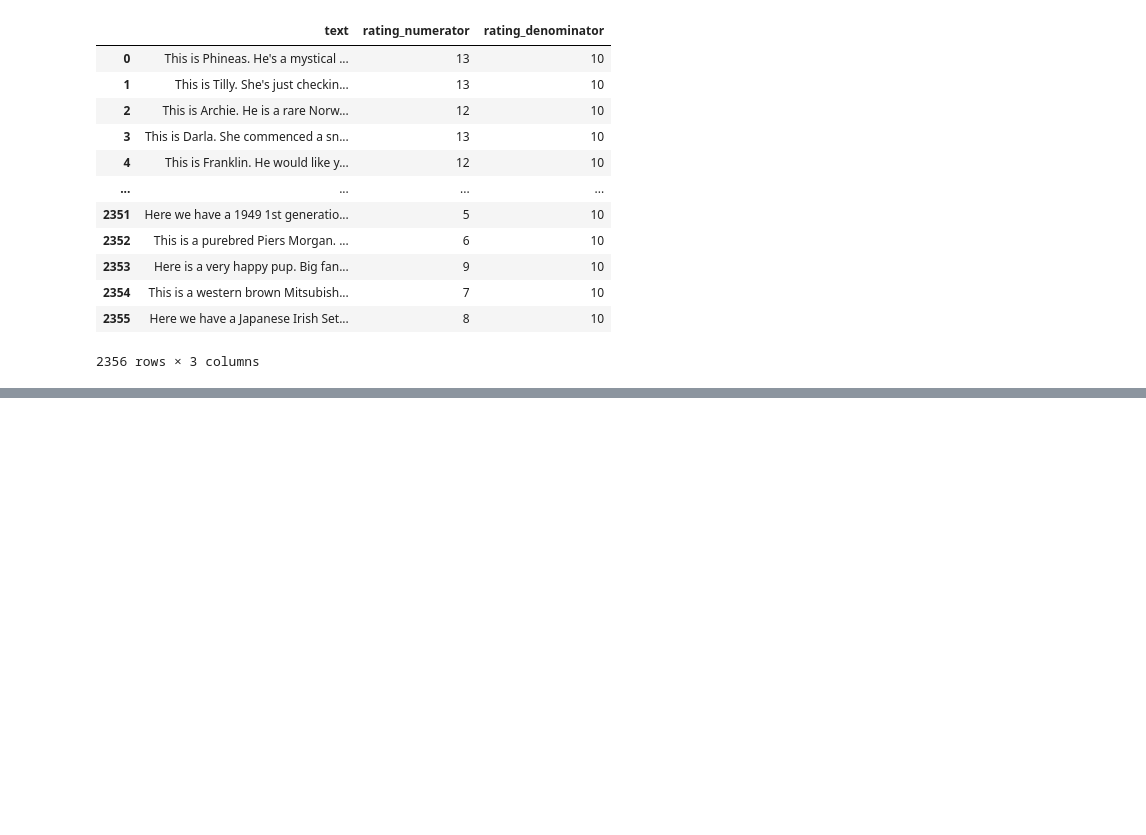
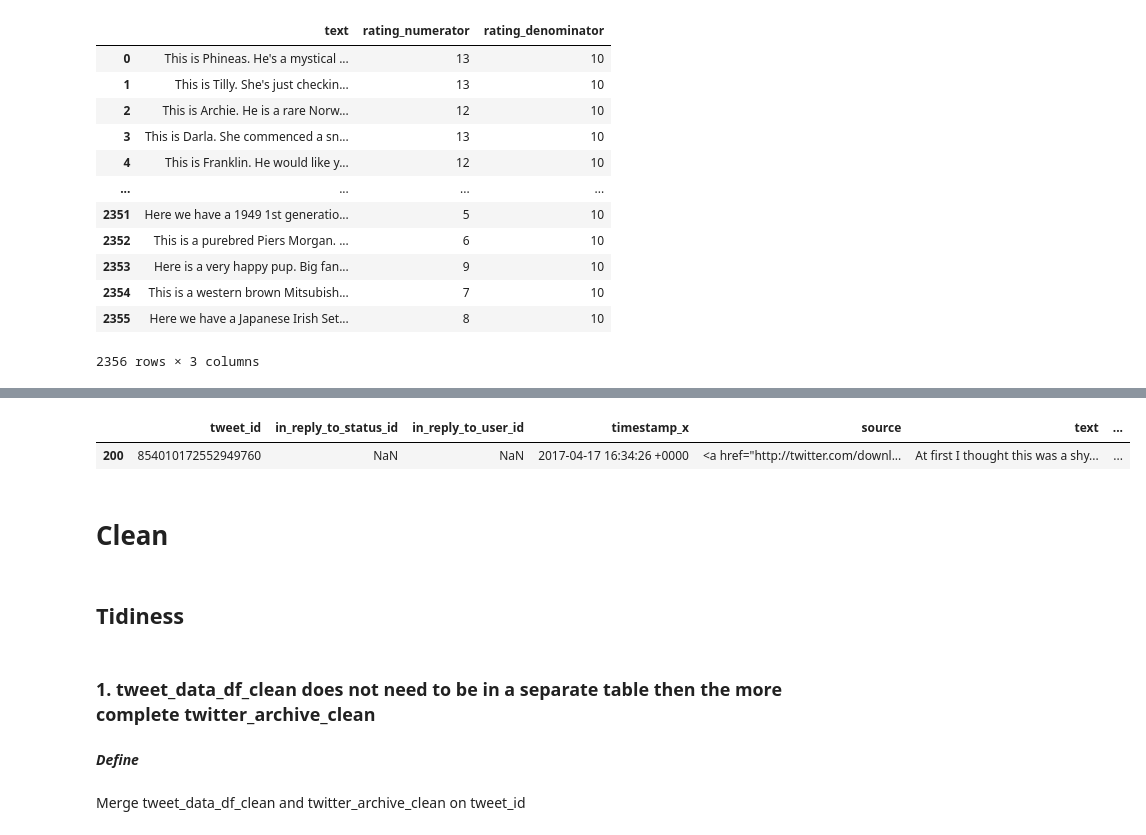
Before and after one commit to Miles-Murphy/data_wrangling_final_project, a Jupyter notebook: wrangle_act.ipynb, the cells around one changed output, grey strips where cells are left out. Saved outputs shown, nothing was run; the diff lists cells and outputs as text; code cells hidden in the pictures; blank space fills up the shorter version.

Commit message:
Completed the first data tidiness issue and set up the second to be addressed

```diff
--- a/wrangle_act.ipynb
+++ b/wrangle_act.ipynb
@@ -532,3 +532,18 @@ twitter_archive_clean.head(20)
 | 17 | 888804989199671297 | NaN | NaN | 2017-07-22 16:56:37 +0000 | <a href="http://twitter.com/downl... | This is Zeke. He has a new stick.... | NaN | ... |
 | 18 | 888554962724278272 | NaN | NaN | 2017-07-22 00:23:06 +0000 | <a href="http://twitter.com/downl... | This is Ralphus. He's powering up... | NaN | ... |
 | 19 | 888202515573088257 | NaN | NaN | 2017-07-21 01:02:36 +0000 | <a href="http://twitter.com/downl... | RT @dog_rates: This is Canela. Sh... | 8.874740e+17 | ... |
+# %%
+twitter_archive_clean.query("doggo == 'doggo' & floofer =='floofer'")
+# %% [output]
+|  | tweet_id | in_reply_to_status_id | in_reply_to_user_id | timestamp_x | source | text | ... |
+| 200 | 854010172552949760 | NaN | NaN | 2017-04-17 16:34:26 +0000 | <a href="http://twitter.com/downl... | At first I thought this was a shy... | ... |
+# %% [markdown]
+# Clean
+# %% [markdown]
+## Tidiness
+# %% [markdown]
+### 1. tweet_data_df_clean does not need to be in a separate table then the more complete twitter_archive_clean
+# %% [markdown]
+<em><b>Define</b></em>
+# %% [markdown]
+Merge tweet_data_df_clean and twitter_archive_clean on tweet_id
```
Also changed, not shown: parts of 10 cells of this notebook.
